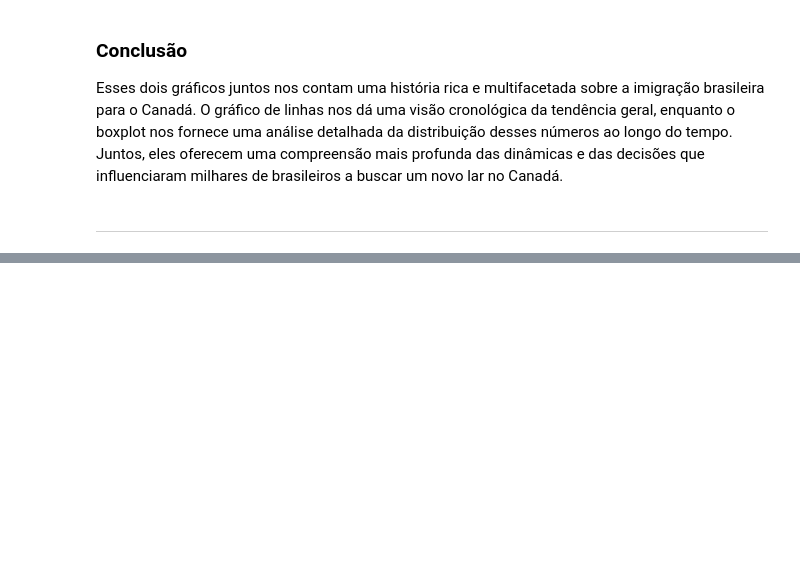
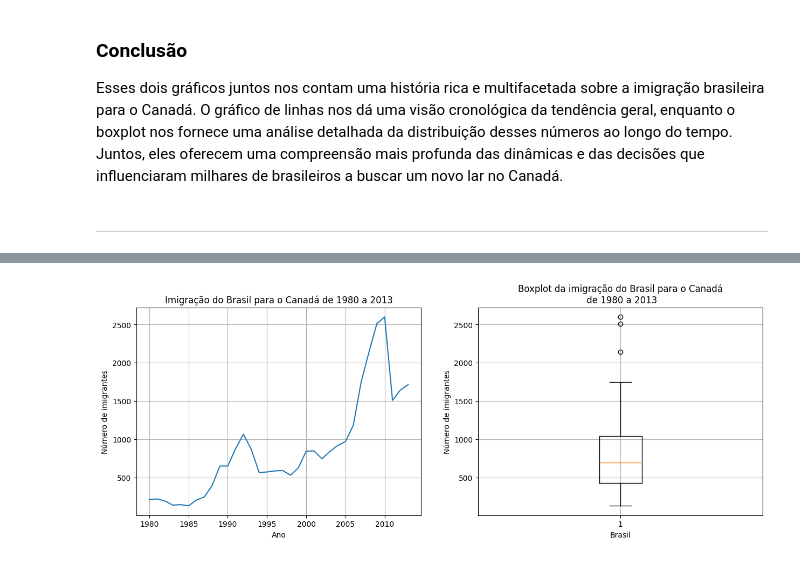
Before and after one commit to maclausk/python-ia-senai-df, a Jupyter notebook: 27_28_082024.ipynb, the cells around one changed output, grey strips where cells are left out. Cells and saved outputs as stored; diff of their text form; code cells hidden in the pictures; blank space fills up the shorter version.

```diff
--- a/27082024.ipynb
+++ b/27_28_082024.ipynb
@@ -504,0 +578,66 @@ Esses dois gráficos juntos nos contam uma história rica e multifacetada sobre
+# %%
+# Criar uma figura
+fig, axs = plt.subplots(1, 2, figsize=(15, 5))
+
+# plt.subplots(1, 2, figsize=(15, 5))
+# - Cria uma figura e uma grade de subplots (pequenos gráficos dentro da figura maior).
+# - O argumento (1, 2) define a grade como 1 linha e 2 colunas, ou seja, dois gráficos lado a lado.
+# - 'figsize=(15, 5)' define o tamanho da figura em polegadas: 15 de largura e 5 de altura.
+
+# Subplot[1]: Gráfico de linha
+axs[0].plot(df_brasil['ano'], df_brasil['imigrantes'])
+
+# axs[0].plot(df_brasil['ano'], df_brasil['imigrantes'])
+# - 'axs[0]' refere-se ao primeiro subplot, onde o gráfico de linha será desenhado.
+# - 'plot()' cria o gráfico de linha conectando os pontos.
+# - 'df_brasil['ano']' fornece os valores para o eixo x (anos).
+# - 'df_brasil['imigrantes']' fornece os valores para o eixo y (número de imigrantes).
+
+axs[0].set_title("Imigração do Brasil para o Canadá de 1980 a 2013")
+
+# axs[0].set_title("...") define o título do gráfico de linha.
+
+axs[0].xaxis.set_major_locator(plt.MultipleLocator(5))
+
+# axs[0].xaxis.set_major_locator(plt.MultipleLocator(5))
+# - Configura os rótulos do eixo x para aparecerem a cada 5 anos, facilitando a leitura do gráfico.
+
+axs[0].set_xlabel("Ano")
+axs[0].set_ylabel('Número de imigrantes')
+
+# axs[0].set_xlabel("Ano") e axs[0].set_ylabel("Número de imigrantes")
+# - Definem os rótulos dos eixos x e y para o gráfico de linha.
+
+axs[0].grid()
+
+# axs[0].grid()
+# - Adiciona uma grade ao fundo do gráfico de linha, facilitando a visualização dos valores.
+
+# Subplot[2]: Gráfico Boxplot
+axs[1].boxplot(df_brasil['imigrantes'])
+
+# axs[1].boxplot(df_brasil['imigrantes'])
+# - 'axs[1]' refere-se ao segundo subplot, onde o boxplot será desenhado.
+# - 'boxplot()' cria o gráfico de boxplot, mostrando a distribuição dos dados de imigração.
+
+axs[1].set_title("Boxplot da imigração do Brasil para o Canadá\n de 1980 a 2013")
+
+# axs[1].set_title("...") define o título do gráfico boxplot.
+# - '\n' adiciona uma quebra de linha no título, melhorando a legibilidade.
+
+axs[1].set_xlabel("Brasil")
+axs[1].set_ylabel("Número de imigrantes")
+
+# axs[1].set_xlabel("Brasil") e axs[1].set_ylabel("Número de imigrantes")
+# - Definem os rótulos dos eixos x e y para o gráfico boxplot.
+
+axs[1].grid()
+
+# axs[1].grid()
+# - Adiciona uma grade ao fundo do gráfico boxplot, facilitando a visualização dos valores.
+
+plt.show()
+
+# plt.show() exibe a figura completa com os dois subplots.
+# %% [output]
+[figure, added]
```
Also changed, not shown: parts of 6 cells of this notebook, 2 other files.
